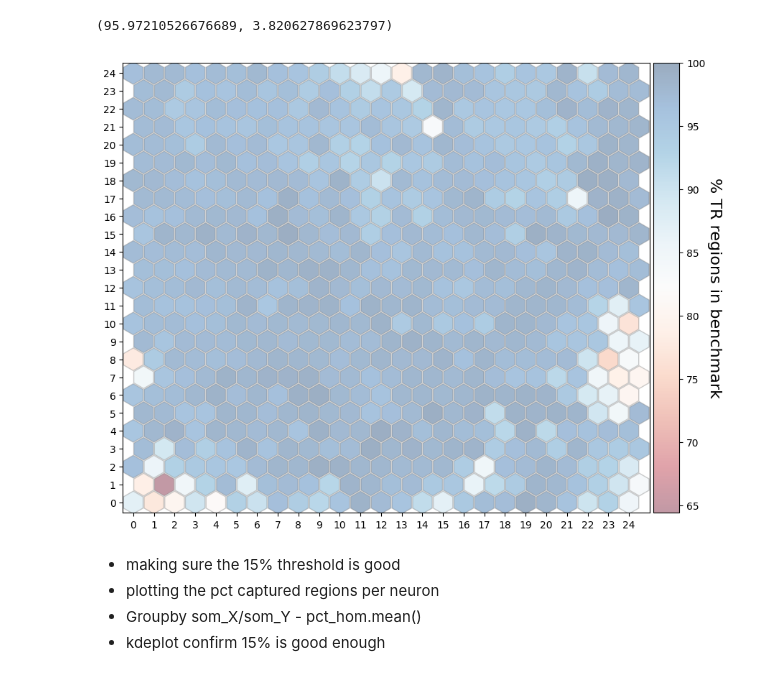
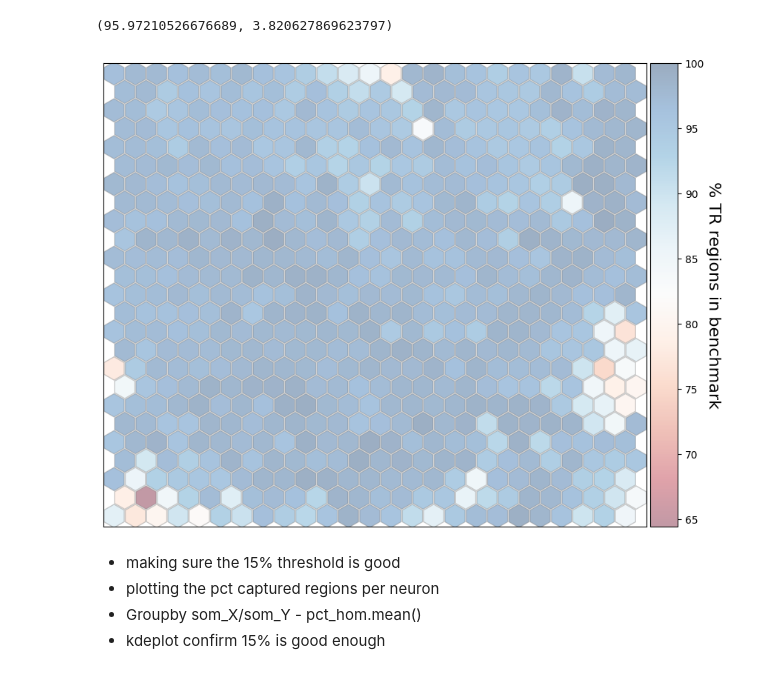
Before and after one commit to ACEnglish/adotto, a Jupyter notebook: manuscript/f2_benchmark/BenchmarkSOM.ipynb, the cells around one changed output. Drawn from its saved outputs; the diff is of its cells as text; code cells hidden in the pictures.

```diff
--- a/manuscript/f2_benchmark/BenchmarkSOM.ipynb
+++ b/manuscript/f2_benchmark/BenchmarkSOM.ipynb
@@ -46,14 +46,18 @@ sb.heatmap(np.flip(pct_of_neurons.unstack().values.T))
 # %%
 v = pct_of_neurons.unstack().values * 100
 norm = colors.Normalize(vmin=v.min(), vmax=100)
 p = laytr.make_hex_plot(som,
                        hue=v,
                        hue_label="% TR regions in benchmark",
                        color_map=cm.RdBu,
                        color_norm=norm)
-plt.savefig("Fig2A.pdf")
+plt.xticks(ticks=None, labels=None)
+plt.yticks(ticks=None, labels=None)
+p.axes[0].get_xaxis().set_visible(False)
+p.axes[0].get_yaxis().set_visible(False)
+plt.savefig("Figure2B.pdf")
 # %% [output]
-[figure, old version]
+[figure, new version]
 # %%
 # Seg dup and long homopolymerr 'deficient'
 # %% [markdown]
```
Also changed, not shown: 30 other files.
